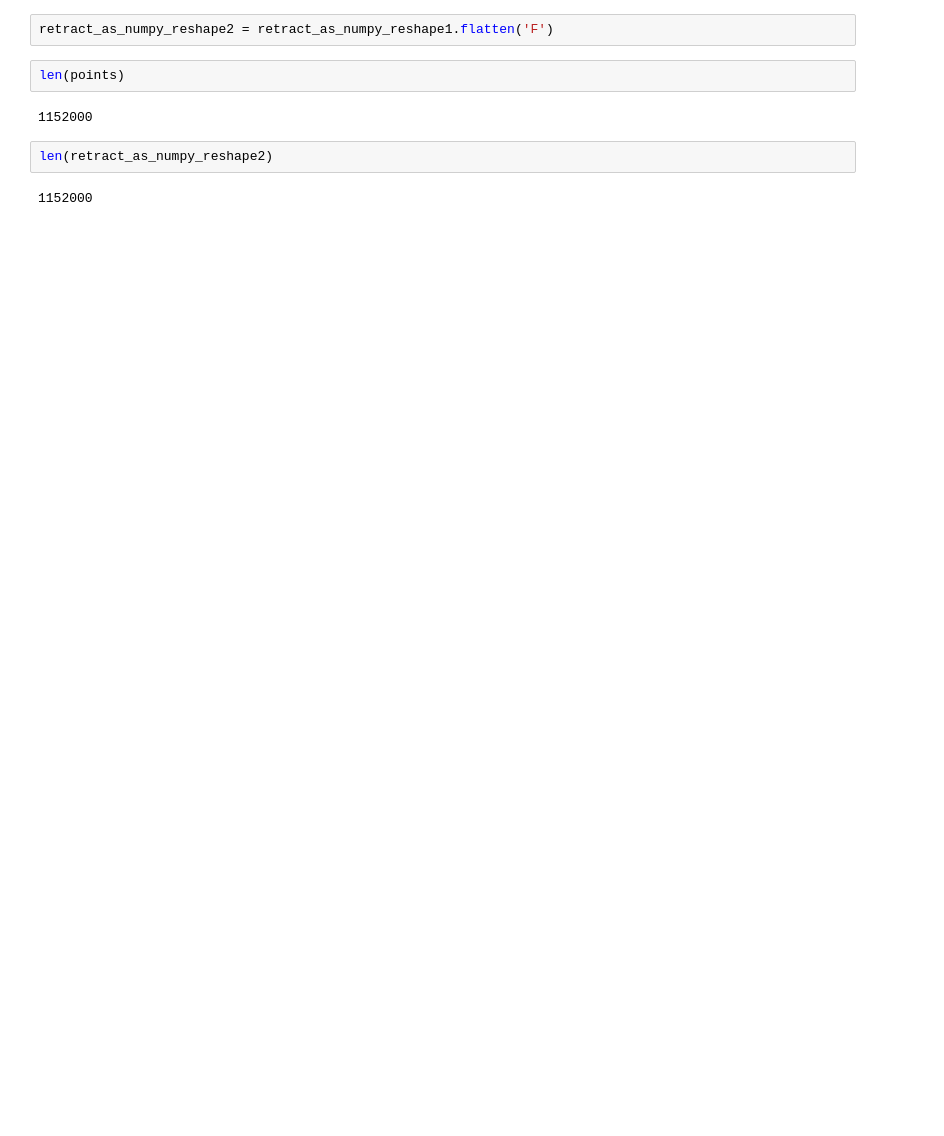
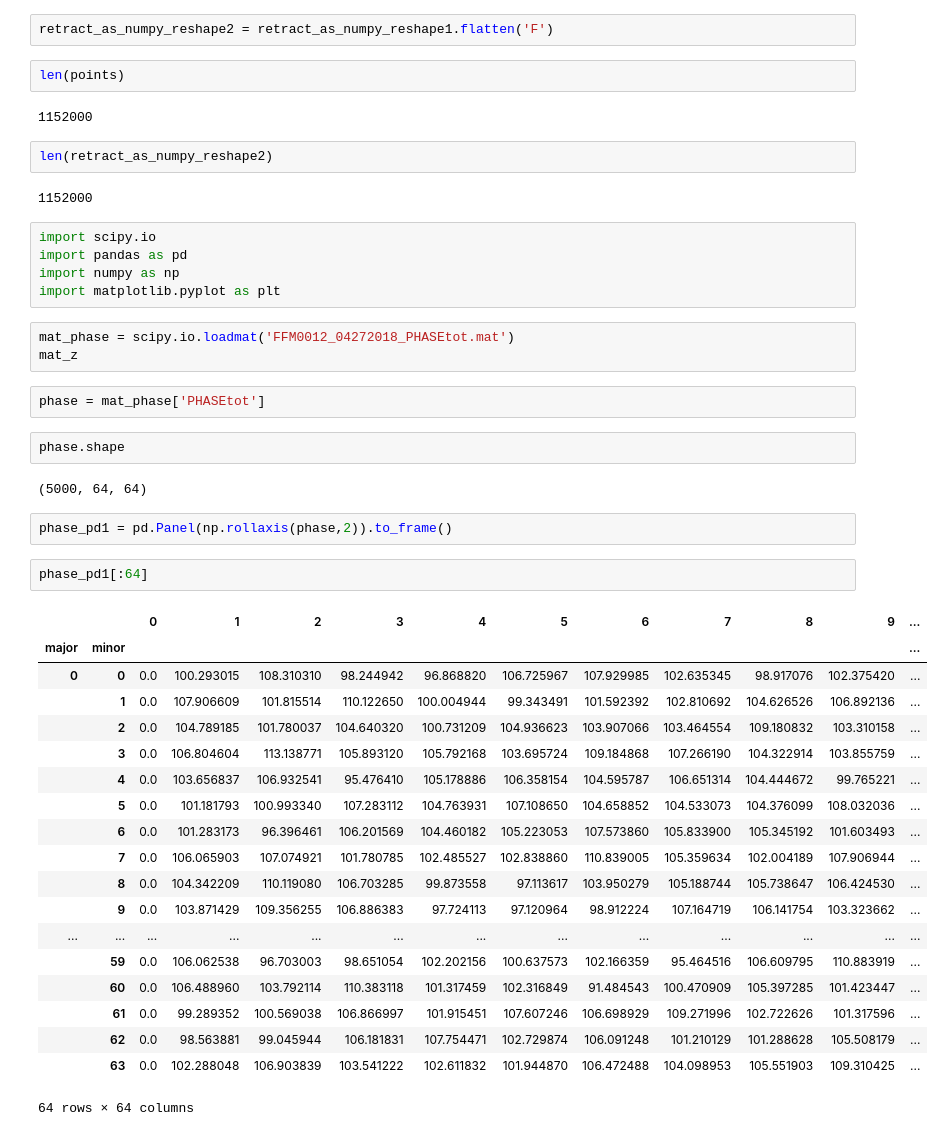
Before and after one commit to EdwardZheng0312/3ddatadiver, a Jupyter notebook: doc/AFM_Explortation.ipynb, the cells around one changed output. Cells and saved outputs as stored; diff of their text form; blank space fills up the shorter version.

```diff
--- a/doc/AFM_Explortation.ipynb
+++ b/doc/AFM_Explortation.ipynb
@@ -696,3 +686,41 @@ len(points)
 len(retract_as_numpy_reshape2)
 # %% [output]
 1152000
+# %%
+import scipy.io
+import pandas as pd
+import numpy as np
+import matplotlib.pyplot as plt
+# %%
+mat_phase = scipy.io.loadmat('FFM0012_04272018_PHASEtot.mat')
+mat_z
+# %%
+phase = mat_phase['PHASEtot']
+# %%
+phase.shape
+# %% [output]
+(5000, 64, 64)
+# %%
+phase_pd1 = pd.Panel(np.rollaxis(phase,2)).to_frame()
+# %%
+phase_pd1[:64]
+# %% [output]
+|  |  | 0 | 1 | 2 | 3 | 4 | 5 | 6 | 7 | 8 | 9 | ... |
+| major | minor |  |  |  |  |  |  |  |  |  |  | ... |
+| 0 | 0 | 0.0 | 100.293015 | 108.310310 | 98.244942 | 96.868820 | 106.725967 | 107.929985 | 102.635345 | 98.917076 | 102.375420 | ... |
+|  | 1 | 0.0 | 107.906609 | 101.815514 | 110.122650 | 100.004944 | 99.343491 | 101.592392 | 102.810692 | 104.626526 | 106.892136 | ... |
+|  | 2 | 0.0 | 104.789185 | 101.780037 | 104.640320 | 100.731209 | 104.936623 | 103.907066 | 103.464554 | 109.180832 | 103.310158 | ... |
+|  | 3 | 0.0 | 106.804604 | 113.138771 | 105.893120 | 105.792168 | 103.695724 | 109.184868 | 107.266190 | 104.322914 | 103.855759 | ... |
+|  | 4 | 0.0 | 103.656837 | 106.932541 | 95.476410 | 105.178886 | 106.358154 | 104.595787 | 106.651314 | 104.444672 | 99.765221 | ... |
+|  | 5 | 0.0 | 101.181793 | 100.993340 | 107.283112 | 104.763931 | 107.108650 | 104.658852 | 104.533073 | 104.376099 | 108.032036 | ... |
+|  | 6 | 0.0 | 101.283173 | 96.396461 | 106.201569 | 104.460182 | 105.223053 | 107.573860 | 105.833900 | 105.345192 | 101.603493 | ... |
+|  | 7 | 0.0 | 106.065903 | 107.074921 | 101.780785 | 102.485527 | 102.838860 | 110.839005 | 105.359634 | 102.004189 | 107.906944 | ... |
+|  | 8 | 0.0 | 104.342209 | 110.119080 | 106.703285 | 99.873558 | 97.113617 | 103.950279 | 105.188744 | 105.738647 | 106.424530 | ... |
+|  | 9 | 0.0 | 103.871429 | 109.356255 | 106.886383 | 97.724113 | 97.120964 | 98.912224 | 107.164719 | 106.141754 | 103.323662 | ... |
+| ... | ... | ... | ... | ... | ... | ... | ... | ... | ... | ... | ... | ... |
+|  | 59 | 0.0 | 106.062538 | 96.703003 | 98.651054 | 102.202156 | 100.637573 | 102.166359 | 95.464516 | 106.609795 | 110.883919 | ... |
+|  | 60 | 0.0 | 106.488960 | 103.792114 | 110.383118 | 101.317459 | 102.316849 | 91.484543 | 100.470909 | 105.397285 | 101.423447 | ... |
+|  | 61 | 0.0 | 99.289352 | 100.569038 | 106.866997 | 101.915451 | 107.607246 | 106.698929 | 109.271996 | 102.722626 | 101.317596 | ... |
+|  | 62 | 0.0 | 98.563881 | 99.045944 | 106.181831 | 107.754471 | 102.729874 | 106.091248 | 101.210129 | 101.288628 | 105.508179 | ... |
+|  | 63 | 0.0 | 102.288048 | 106.903839 | 103.541222 | 102.611832 | 101.944870 | 106.472488 | 104.098953 | 105.551903 | 109.310425 | ... |
+64 rows × 64 columns
```
Also changed, not shown: parts of 6 cells of this notebook.
